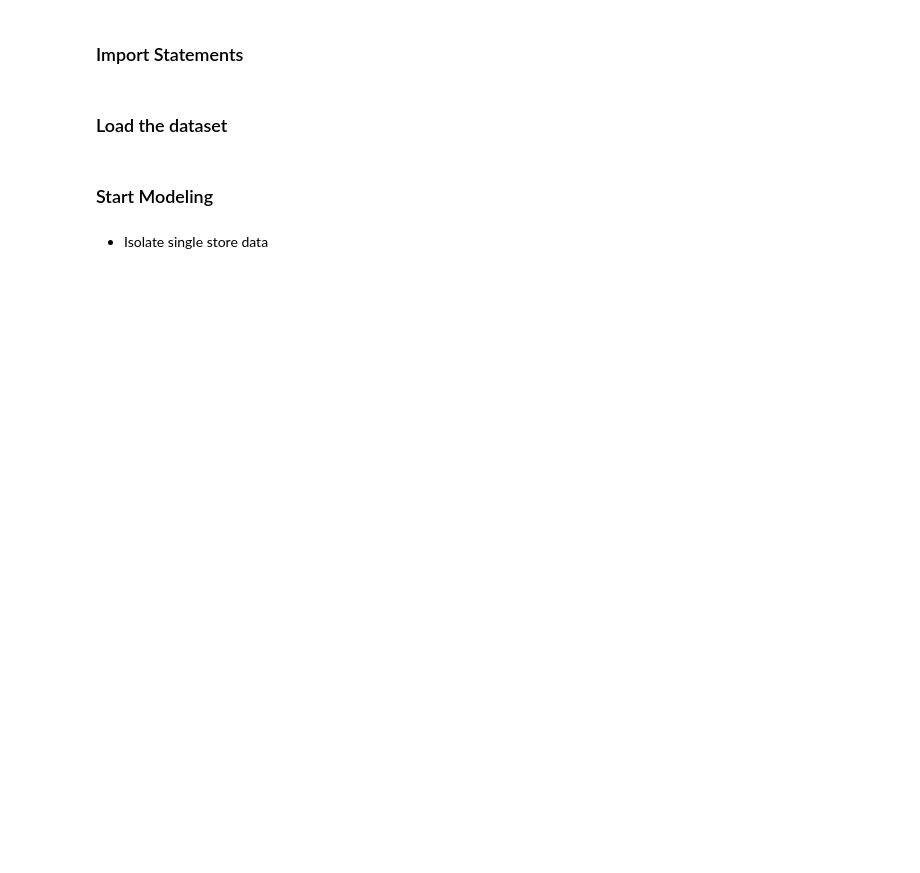
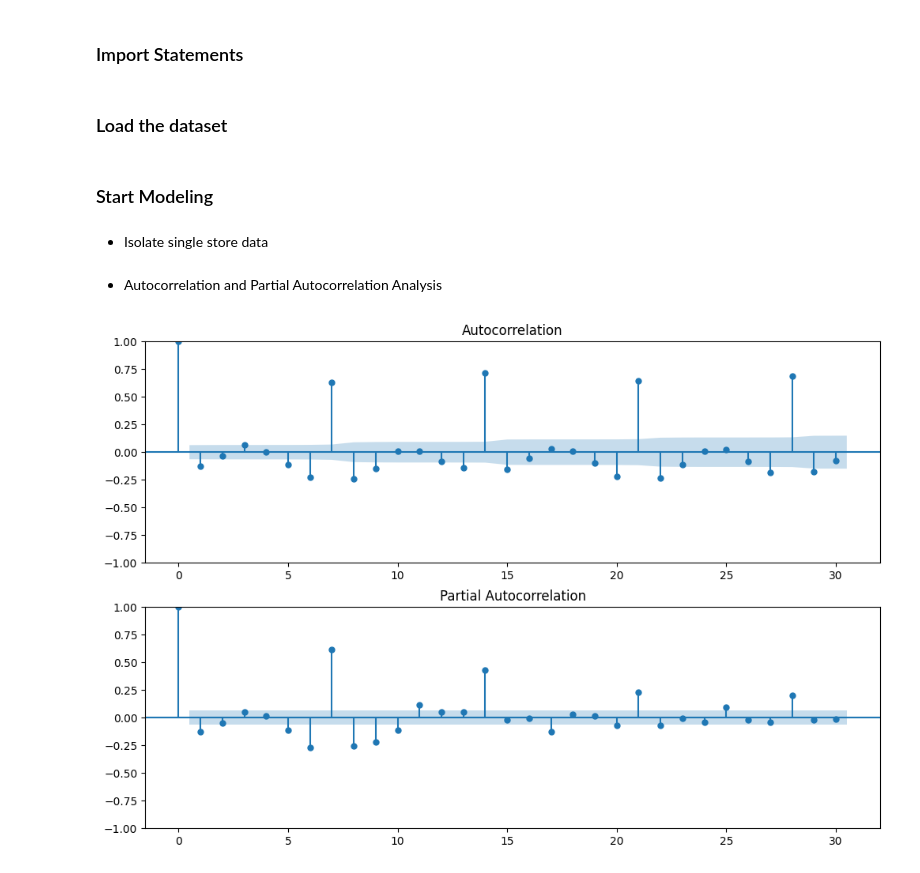
Before and after one commit to WildCayote/Rossman-Pharma-Sales-Prediction, a Jupyter notebook: notebooks/lstm_modeling.ipynb, the cells around one changed output. Drawn from its saved outputs; the diff is of its cells as text; code cells hidden in the pictures; blank space fills up the shorter version.

Commit message:
Feat: performed autocorrelation and partial autocorrelation

```diff
--- a/notebooks/lstm_modeling.ipynb
+++ b/notebooks/lstm_modeling.ipynb
@@ -27,3 +27,12 @@ data = train[['Date', 'Store', 'Sales']]
 store_data = data[data['Store'] == 1]
 store_data.set_index('Date', inplace=True)
 store_data = store_data.resample('D').sum()
+# %% [markdown]
+- Autocorrelation and Partial Autocorrelation Analysis
+# %%
+fig, ax = plt.subplots(2, 1, figsize=(12, 8))
+sm.graphics.tsa.plot_acf(store_data['Sales'].dropna(), lags=30, ax=ax[0])
+sm.graphics.tsa.plot_pacf(store_data['Sales'].dropna(), lags=30, ax=ax[1])
+plt.show()
+# %% [output]
+[figure, added]
```
